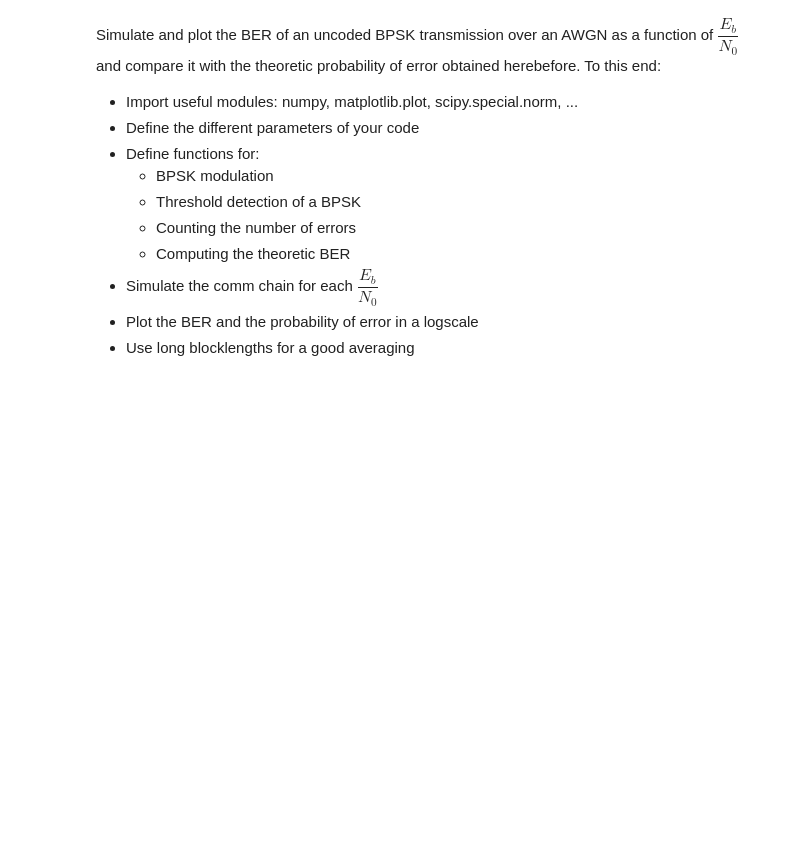
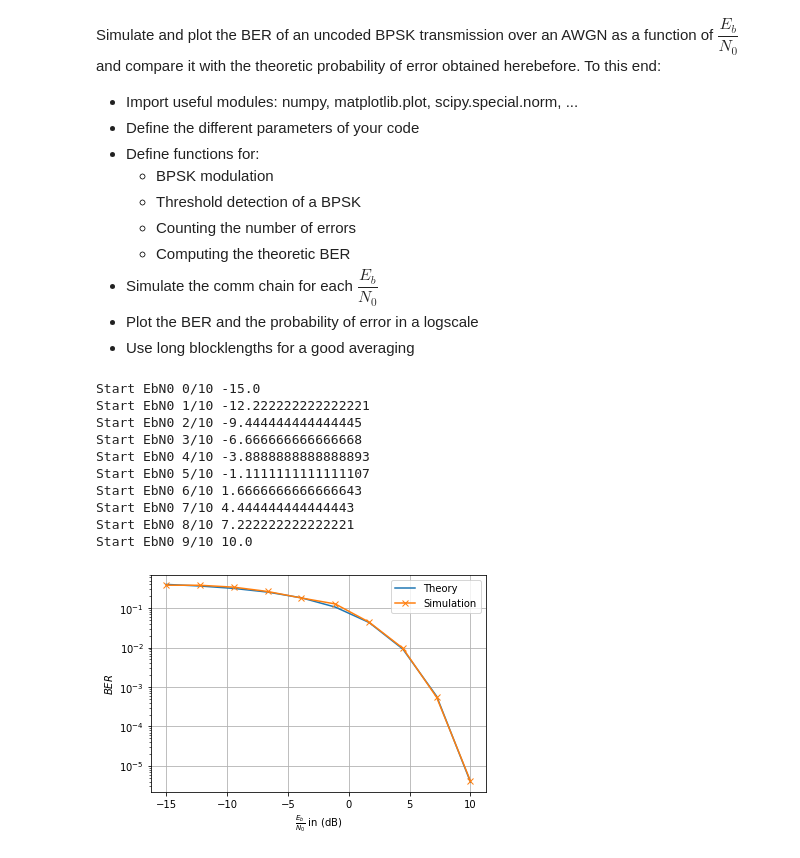
Before and after one commit to graille/ITR315-deep-telecom, a Jupyter notebook: 1- Python basics and communication chains.ipynb, the cells around one changed output. Cells and saved outputs as stored; diff of their text form; code cells hidden in the pictures; blank space fills up the shorter version.

```diff
--- a/1- Python basics and communication chains.ipynb
+++ b/1- Python basics and communication chains.ipynb
@@ -97,0 +96,46 @@ Simulate and plot the BER of an uncoded BPSK transmission over an AWGN as a func
+# %%
+# -*- coding: utf-8 -*-
+
+from src.communications import *
+from src.utils import ber_performance
+import matplotlib.pyplot as plt
+
+import scipy.stats as sc_stats
+import numpy as np
+
+def channel(modulation, b, EbN0dB):
+    transmitter = Transmitter()
+    channel = AWGNChannel()
+    receiver = Receiver()
+
+    c = transmitter.transmitt(b)
+    d = channel.process(c, EbN0dB)
+    b_r = receiver.receive(d)
+
+    return b_r, c, d
+
+EbN0dBs = np.linspace(-15, 10, 10)
+BER = ber_performance('BPSK', EbN0dBs, channel, 1000, 100)
+
+ebno = np.power(10*np.ones(len(EbN0dBs)), EbN0dBs/10)
+pe = sc_stats.norm.sf(np.sqrt(2*ebno))
+
+plt.plot(EbN0dBs, pe) # plot the result
+plt.plot(EbN0dBs, BER, '-x') # plot the result
+plt.legend(['Theory', 'Simulation'])
+plt.xlabel('$\\frac{E_b}{N_0}$ in (dB)') # xlabel
+plt.ylabel('$BER$') # ylabel
+plt.yscale('log')
+plt.grid(True) # grid on
+# %% [output]
+Start EbN0 0/10 -15.0
+Start EbN0 1/10 -12.222222222222221
+Start EbN0 2/10 -9.444444444444445
+Start EbN0 3/10 -6.666666666666668
+Start EbN0 4/10 -3.8888888888888893
+Start EbN0 5/10 -1.1111111111111107
+Start EbN0 6/10 1.6666666666666643
+Start EbN0 7/10 4.444444444444443
+Start EbN0 8/10 7.222222222222221
+Start EbN0 9/10 10.0
+[figure, added]
```
Also changed, not shown: parts of 1 cell of this notebook, 2 other files.
